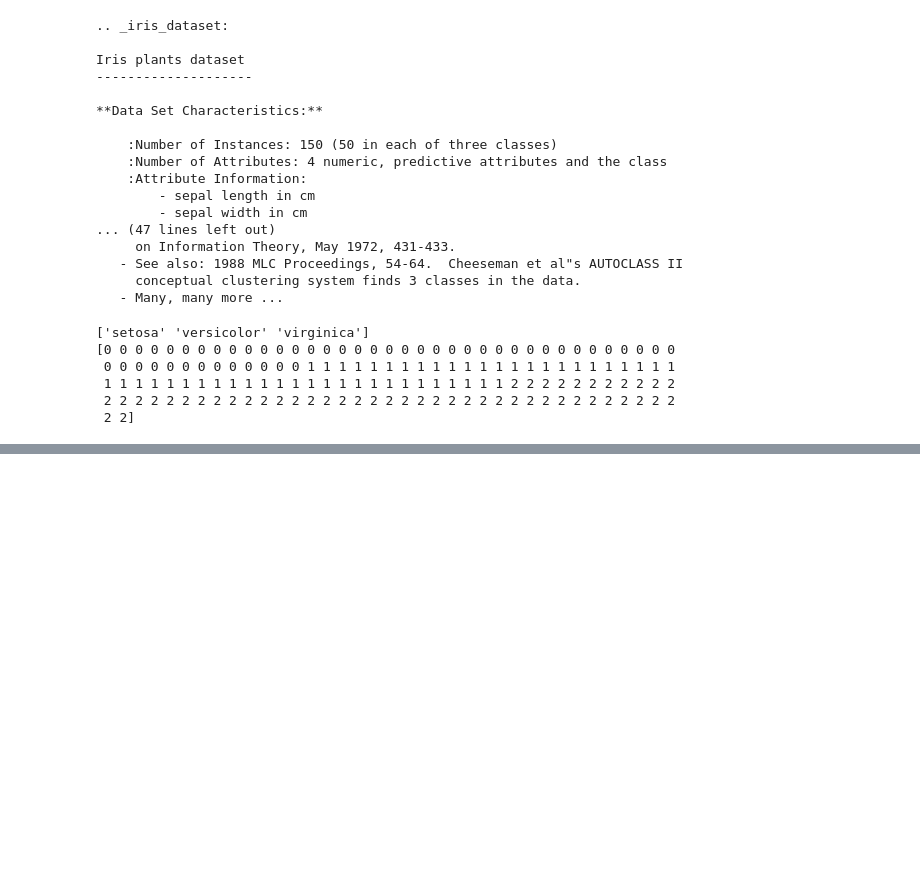
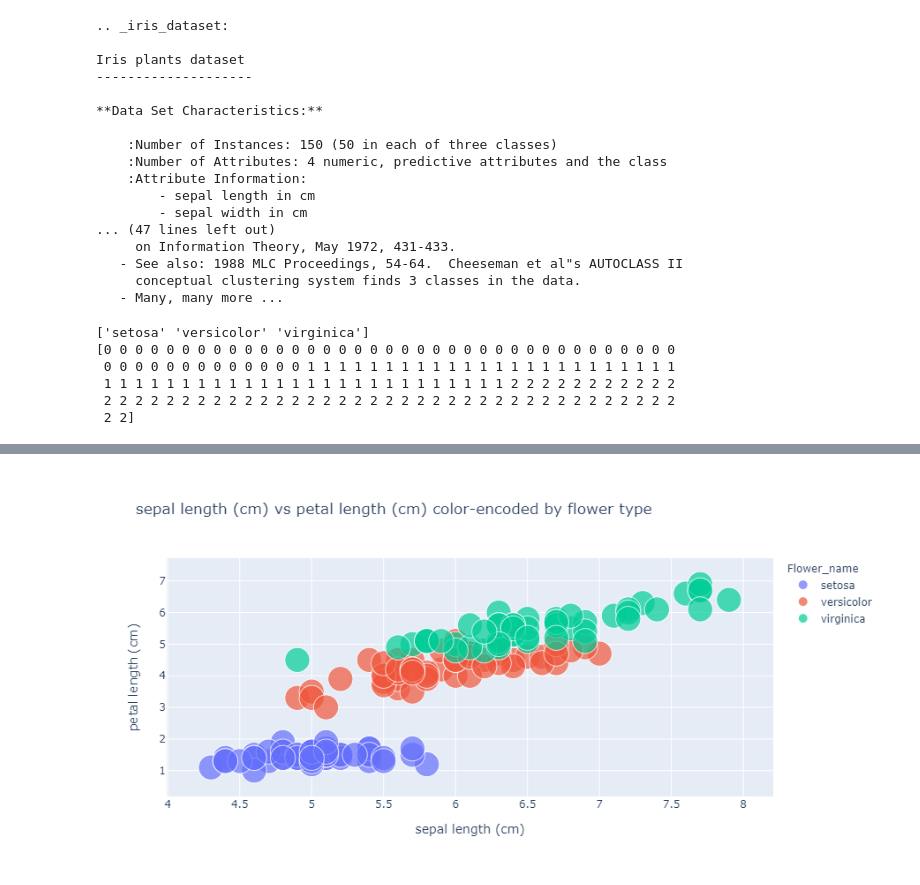
Before and after one commit to Aastha-Shreya/Practise_Projects, a Jupyter notebook: Visualization_of_data.ipynb, the cells around one changed output, grey strips where cells are left out. Drawn from its saved outputs; the diff is of its cells as text; code cells hidden in the pictures; blank space fills up the shorter version.

Commit message:
Graph Problem Solved

```diff
--- a/Visualization_of_data.ipynb
+++ b/Visualization_of_data.ipynb
@@ -79,0 +87,6 @@ print(iris['data'][:5])
+# %%
+#Now to use this data, we need to convert it from dictionary to dataframe.
+iris_df = pd.DataFrame(data=np.concatenate((iris.data, iris.target.reshape(-1,1)), axis=1),
+                        columns=(iris.feature_names + ['Flower_type']))
+iris_df['Flower_name'] = [iris.target_names[int(i)] for i in iris_df['Flower_type']]
+iris_df.head()
@@ -79,0 +113,12 @@ print(iris['data'][:5])
+# %%
+#Here we are going to draw scatter plot.
+chart1 = px.scatter(iris_df,
+                    x="sepal length (cm)",
+                    y="petal length (cm)",
+                    size=[.1]*150,
+                    color="Flower_name",
+                    title="sepal length (cm) vs petal length (cm) color-encoded by flower type"
+                   )
+chart1.show()
+# %% [output]
+[figure, added]
```
Also changed, not shown: parts of 12 cells of this notebook.
